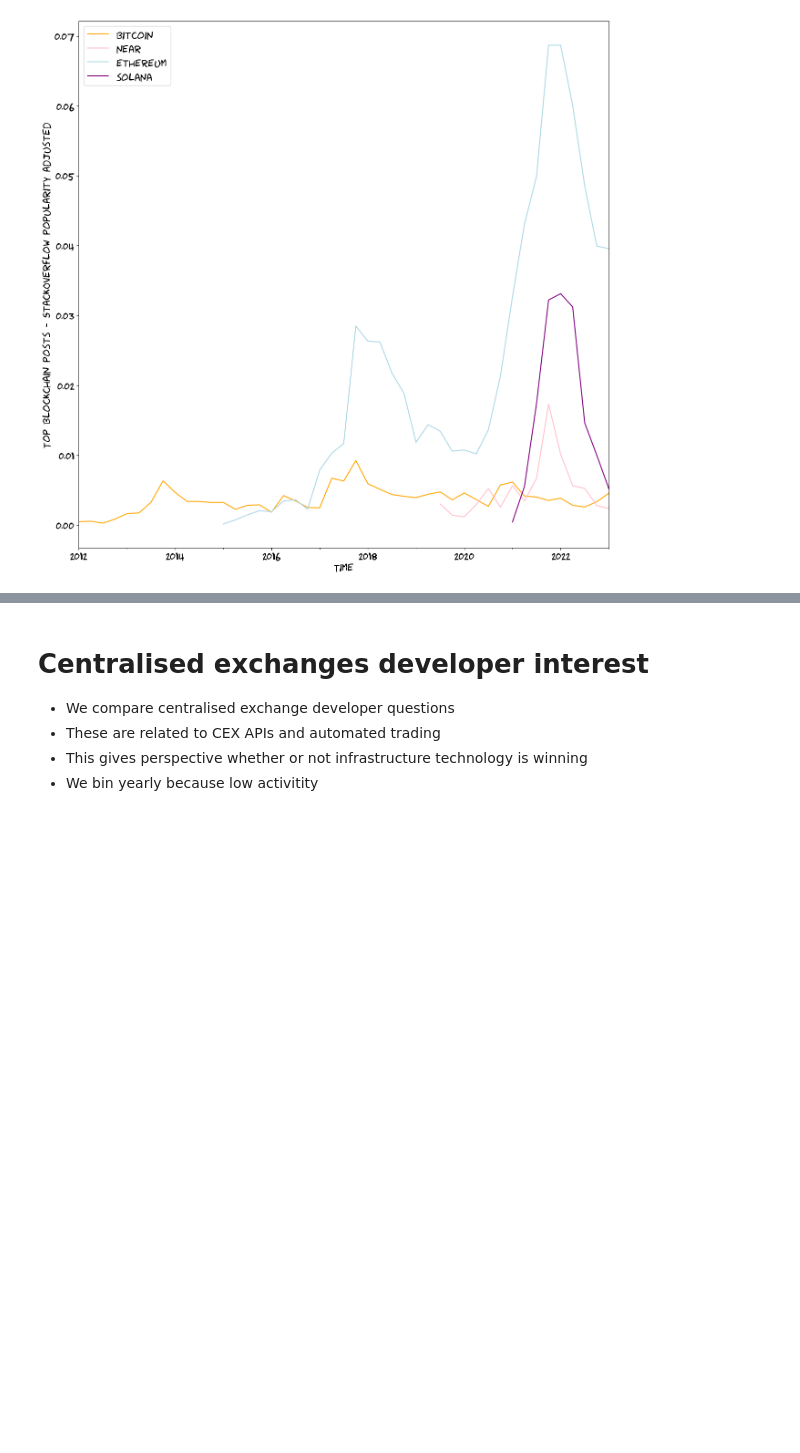
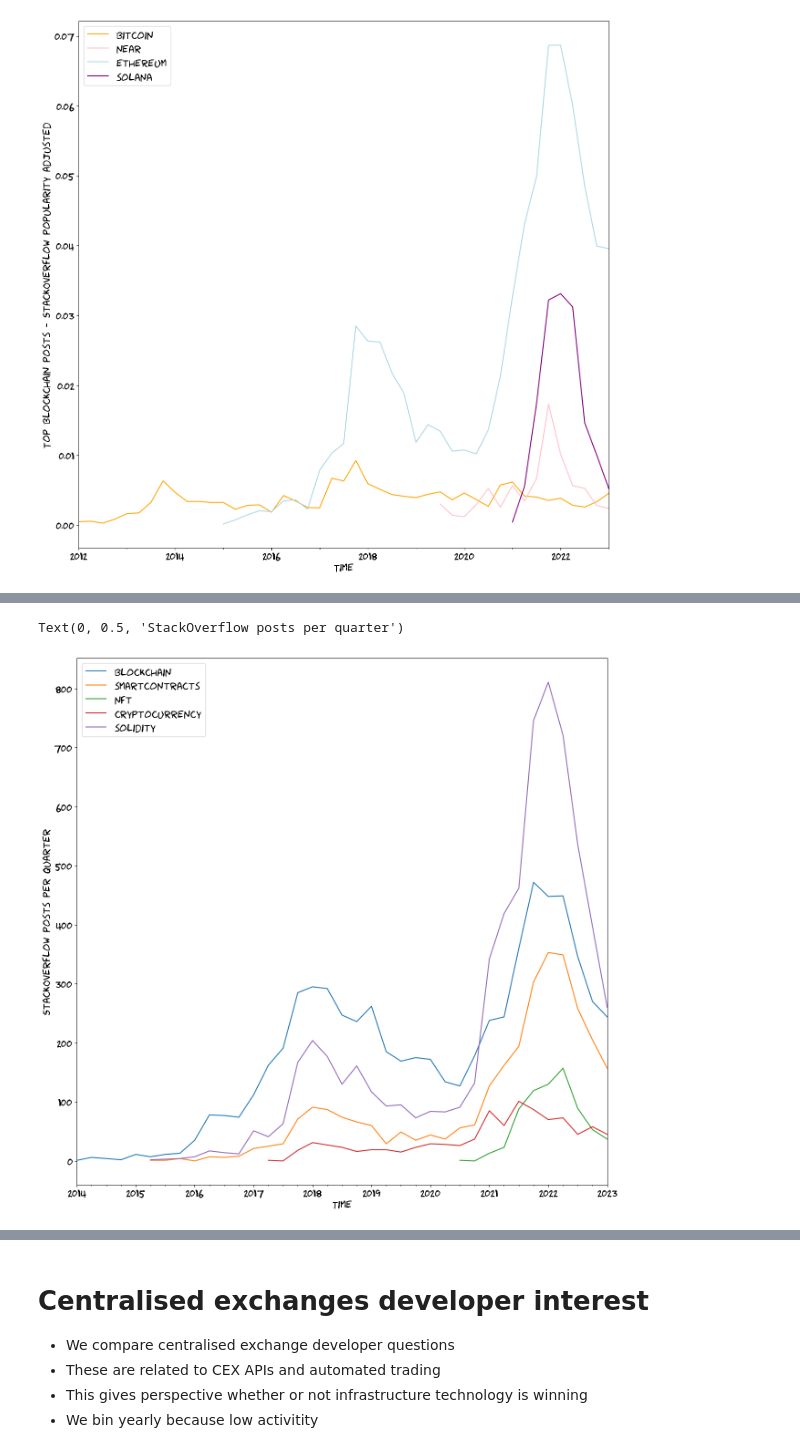
Before and after one commit to tradingstrategy-ai/blockchain-stackoverflow, a Jupyter notebook: research.ipynb, the cells around one changed output, grey strips where cells are left out. Drawn from its saved outputs; the diff is of its cells as text; code cells hidden in the pictures; blank space fills up the shorter version.

```diff
--- a/research.ipynb
+++ b/research.ipynb
@@ -125,0 +133,20 @@ Text(0, 0.5, 'StackOverflow posts per quarter')
+# %%
+quaterly_binned = create_binned_df_by_tags(
+    df,
+    {
+        "blockchain": ("blockchain",),
+        "smartcontracts": ("smartcontracts",),
+        "nft": ("nft",),
+        "cryptocurrency": ("cryptocurrency",),
+        "solidity": ("solidity",),
+        "decentralized-applications": ("decentralized-applications",)
+    },
+)
+
+ax = quaterly_binned.plot.line()
+
+ax.set_xlabel("Time")
+ax.set_ylabel("StackOverflow posts per quarter")
+# %% [output]
+Text(0, 0.5, 'StackOverflow posts per quarter')
+[figure, added]
```
Also changed, not shown: parts of 17 cells of this notebook.
